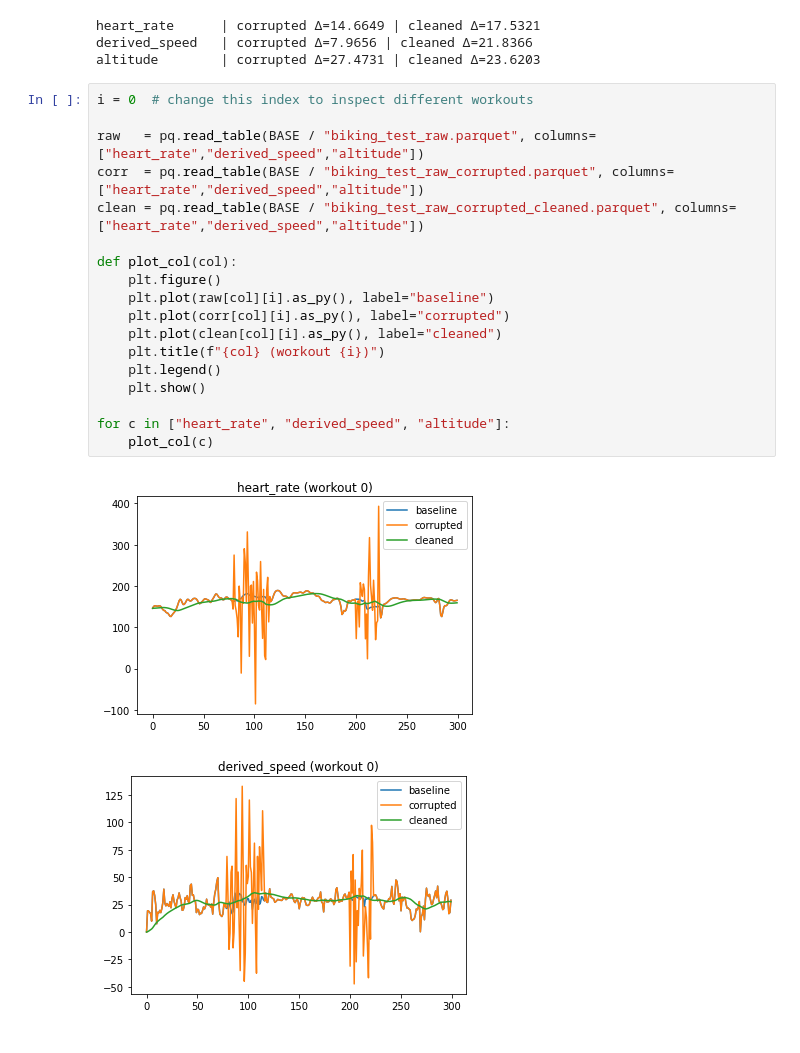
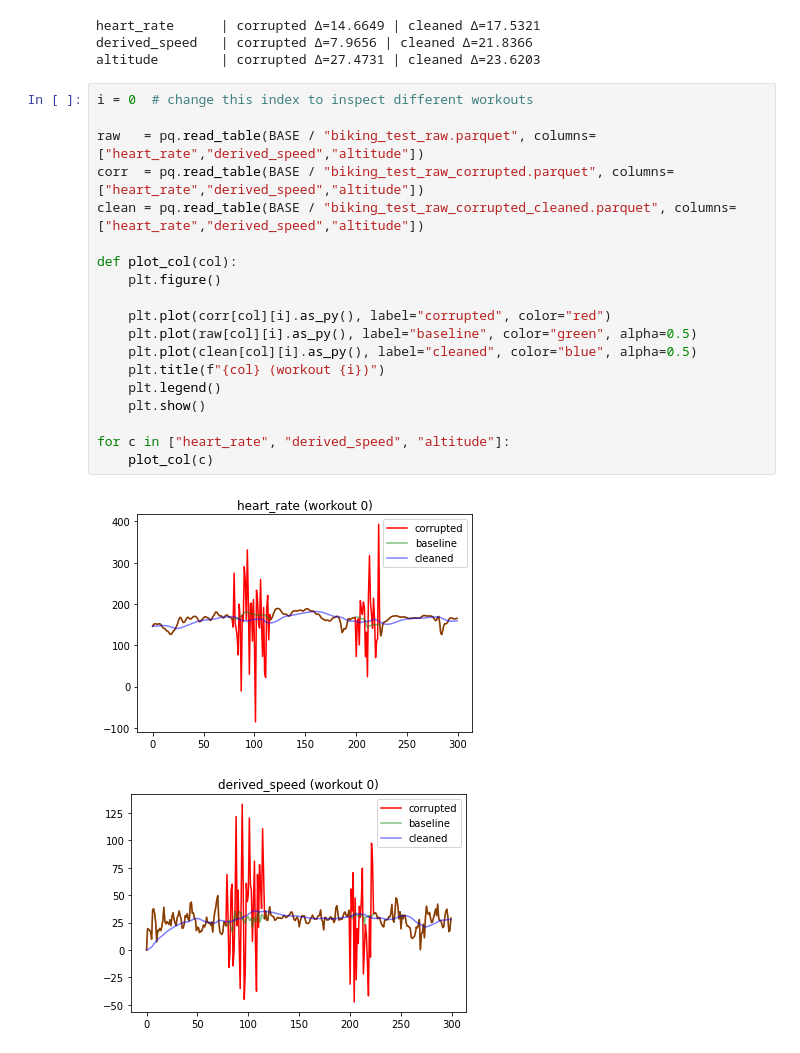
Before and after one commit to Miautawn/data-preparation-2026-group-project, a Jupyter notebook: src/project/cleaning/cleaning_view.ipynb, the cells around one changed output. Cells and saved outputs as stored; diff of their text form.

```diff
--- a/src/project/cleaning/cleaning_view.ipynb
+++ b/src/project/cleaning/cleaning_view.ipynb
@@ -89,21 +89,22 @@ altitude        | corrupted Δ=27.4731 | cleaned Δ=23.6203
 # %%
 i = 0  # change this index to inspect different workouts
 
 raw   = pq.read_table(BASE / "biking_test_raw.parquet", columns=["heart_rate","derived_speed","altitude"])
 corr  = pq.read_table(BASE / "biking_test_raw_corrupted.parquet", columns=["heart_rate","derived_speed","altitude"])
 clean = pq.read_table(BASE / "biking_test_raw_corrupted_cleaned.parquet", columns=["heart_rate","derived_speed","altitude"])
 
 def plot_col(col):
     plt.figure()
-    plt.plot(raw[col][i].as_py(), label="baseline")
-    plt.plot(corr[col][i].as_py(), label="corrupted")
-    plt.plot(clean[col][i].as_py(), label="cleaned")
+
+    plt.plot(corr[col][i].as_py(), label="corrupted", color="red")
+    plt.plot(raw[col][i].as_py(), label="baseline", color="green", alpha=0.5)
+    plt.plot(clean[col][i].as_py(), label="cleaned", color="blue", alpha=0.5)
     plt.title(f"{col} (workout {i})")
     plt.legend()
     plt.show()
 
 for c in ["heart_rate", "derived_speed", "altitude"]:
     plot_col(c)
 # %% [output]
-[figure, old version]
+[figure, new version]
-[figure, old version]
+[figure, new version]
```
Also changed, not shown: parts of 4 cells of this notebook, 2 other files.
